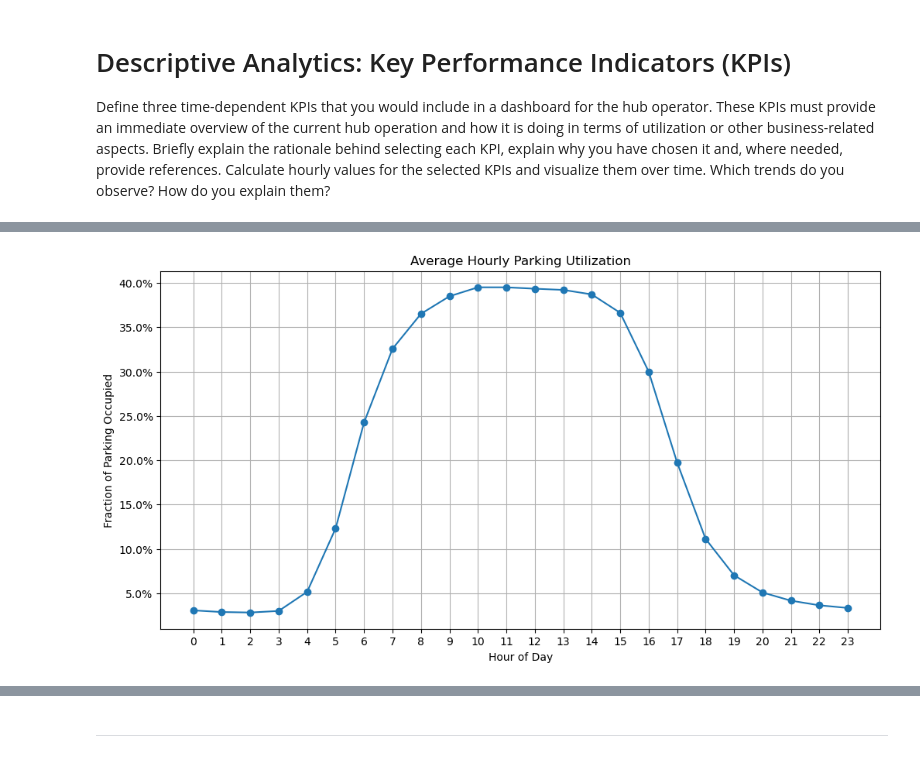
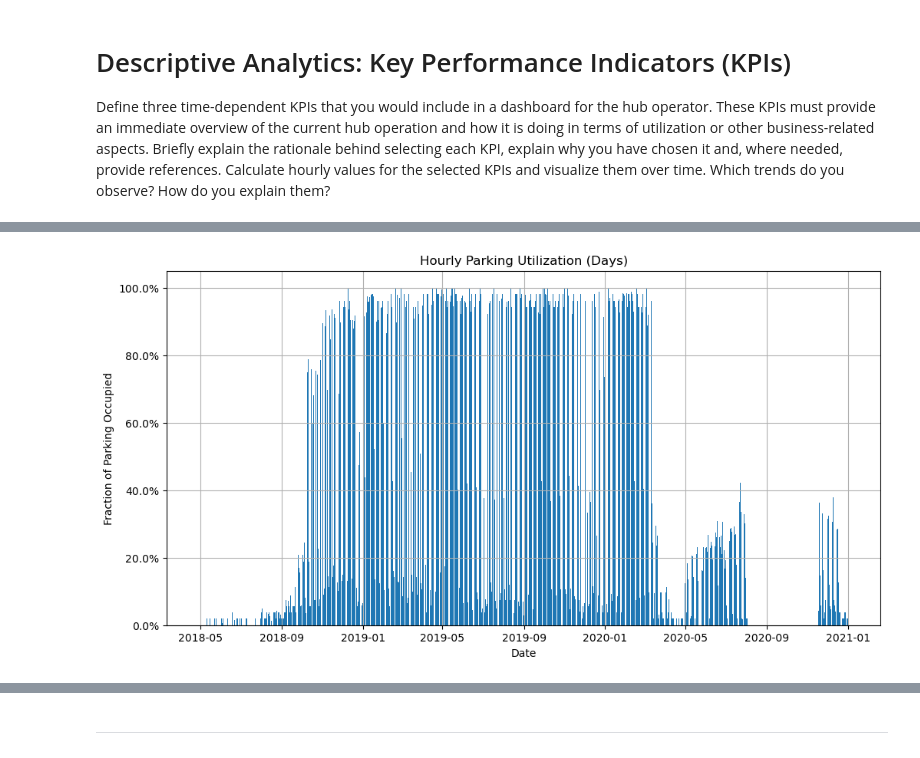
Before and after one commit to Sithkiller3000/AA2024, a Jupyter notebook: descriptive_analytics/descriptive_analytics_2b.ipynb, the cells around one changed output, grey strips where cells are left out. Saved outputs shown, nothing was run; the diff lists cells and outputs as text; code cells hidden in the pictures.

```diff
--- a/descriptive_analytics/descriptive_analytics_2b.ipynb
+++ b/descriptive_analytics/descriptive_analytics_2b.ipynb
@@ -13,6 +11,7 @@ Each of these KPIs provides real-time operational insights and can be displayed
 import pandas as pd
 import matplotlib.pyplot as plt
 import numpy as np
+import seaborn as sns
 
 df = pd.read_csv('../cleanData/cleanChargingDataNoNull.csv')
 
@@ -21,11 +20,4 @@ df['connectionTime'] = pd.to_datetime(df['connectionTime'])
 df['parkDuration'] = pd.to_timedelta(df['parkDuration'])
 df['disconnectTime'] = pd.to_datetime(df['disconnectTime'])
 
-# Check if duplicates have the same userID_x
-same_user_duplicates = df[df.duplicated(subset=['connectionTime', 'stationID', 'siteID', 'userID_x'], keep=False)]
-
-# Remove all same_user_duplicates from df
-df = df.drop(same_user_duplicates.index)
-
-# Create unique sessionID
-df['sessionID'] = df['stationID'].astype(str) + '_' + df['connectionTime'].dt.strftime('%Y%m%d%H%M%S')
+print(df.info())
@@ -46,20 +56,20 @@ Percentage of charging stations currently in active use at any given moment
 # %%
-stations_per_site = df.groupby('siteID')['spaceID'].nunique()
+parking_spaces_per_site = df.groupby('siteID')['spaceID'].nunique()
 
 df_occ = df[['siteID', 'spaceID', 'connectionTime', 'disconnectTime']].copy()
 
 df_occ['start_hour'] = df_occ['connectionTime'].dt.floor('h')
-df_occ['end_hour']   = df_occ['disconnectTime'].dt.floor('h')
+df_occ['end_hour'] = df_occ['disconnectTime'].dt.floor('h')
 
 # each row, a list of hourly timestamps the session occupied
 def generate_hour_range(row):
-    # If end_hour is earlier than start_hour return empty
+    # if end_hour is earlier than start_hour return empty
     if row['end_hour'] < row['start_hour']:
         return []
     return pd.date_range(start=row['start_hour'], end=row['end_hour'], freq='h')
 
+
 df_occ['hours_active'] = df_occ.apply(generate_hour_range, axis=1)
-
 # each hour on its own row
 df_exploded = df_occ.explode('hours_active', ignore_index=True)
 
@@ -69,58 +79,106 @@ df_exploded.dropna(subset=['hours_active'], inplace=True)
 df_exploded['date'] = df_exploded['hours_active'].dt.date
 df_exploded['hour'] = df_exploded['hours_active'].dt.hour
 
-# Group by site, date, hour; count unique stations occupied
+def partial_hour_usage(row):
+    hour_start = pd.to_datetime(row['hours_active'])
+    hour_end = hour_start + pd.Timedelta(hours=1)
+
+    usage_start = max(hour_start, row['connectionTime'])
+    usage_end = min(hour_end, row['disconnectTime'])
+
+    # compute fractional hours .
+    occupied_hours = (usage_end - usage_start).total_seconds() / 3600.0
+
+    # If negative, means no overlap
+    return max(0.0, occupied_hours)
+
+df_exploded['partial_usage'] = df_exploded.apply(partial_hour_usage, axis=1)
+
 hourly_occ = (
     df_exploded
-    .groupby(['siteID', 'date', 'hour'])['spaceID']
-    .nunique()
-    .reset_index(name='stations_occupied')
+    .groupby(['siteID', 'date', 'hour'])['partial_usage']
+    .sum()
+    .reset_index(name='occupied_space_hours')
 )
 
-# Calculate utilization percentage
+
 hourly_occ['utilization'] = hourly_occ.apply(
-    lambda x: x['stations_occupied'] / stations_per_site[x['siteID']],
+    lambda x: x['occupied_space_hours'] / parking_spaces_per_site[x['siteID']],
     axis=1
 )
 
-# Group by siteID, hour and compute the mean (averaged utilization across the days)
+# group by siteID, hour and compute the mean (averaged utilization across the days)
 avg_hourly_utilization = (
     hourly_occ
     .groupby(['siteID', 'hour'], as_index=False)['utilization']
     .mean()
 )
 
-plt.figure(figsize=(12, 6))
 
-# Group across all sites by 'hour' and take the mean utilization
+# group across all sites by 'hour' and take the mean utilization
 overall_avg = avg_hourly_utilization.groupby('hour')['utilization'].mean()
 
+
+# plot each day’s utilization
+plt.figure(figsize=(12, 6))
+plt.bar(hourly_occ['date'], hourly_occ['utilization'])
+plt.title('Hourly Parking Utilization (Days)')
+plt.xlabel('Date')
+plt.ylabel('Fraction of Parking Occupied')
+plt.gca().yaxis.set_major_formatter(plt.FuncFormatter(lambda y, _: '{:.1%}'.format(y)))
+plt.grid(True)
+plt.show()
+
+
+
+# following plots show at which hour of the day the parking is most utilized
+
+plt.figure(figsize=(12, 6))
 plt.plot(overall_avg.index, overall_avg.values, marker='o')
 plt.title('Average Hourly Parking Utilization')
 plt.xlabel('Hour of Day')
 plt.ylabel('Fraction of Parking Occupied')
-# Format y-axis as percentage
+# format y-axis as percentage
 plt.gca().yaxis.set_major_formatter(plt.FuncFormatter(lambda y, _: '{:.1%}'.format(y)))
 plt.grid(True)
 plt.xticks(range(0, 24))
 plt.show()
 
 
 plt.figure(figsize=(12, 6))
 
 for site in [1, 2]:
     site_data = avg_hourly_utilization[avg_hourly_utilization['siteID'] == site]
     plt.plot(site_data['hour'], site_data['utilization'],
              label=f'Site {site}', marker='o')
 
 plt.title('Average Hourly Parking Utilization by Site')
 plt.xlabel('Hour of Day')
 plt.ylabel('Fraction of Parking Occupied')
 plt.legend()
 plt.grid(True)
 plt.xticks(range(0, 24))
-# Format y-axis as percentage
+# format y-axis as percentage
 plt.gca().yaxis.set_major_formatter(plt.FuncFormatter(lambda y, _: '{:.1%}'.format(y)))
 plt.show()
+
+# show at whoch day of the week the average utilization is the highest
+
+hourly_occ['day_of_week'] = pd.to_datetime(hourly_occ['date']).dt.day_name()
+
+avg_utilization_by_day = (
+    hourly_occ.groupby('day_of_week')['utilization']
+    .mean()
+    .reindex(['Monday', 'Tuesday', 'Wednesday', 'Thursday', 'Friday', 'Saturday', 'Sunday'])
+)
+
+plt.figure(figsize=(12, 6))
+plt.bar(avg_utilization_by_day.index, avg_utilization_by_day.values)
+plt.title('Average Parking Utilization by Day of the Week')
+plt.xlabel('Day of the Week')
+plt.ylabel('Fraction of Parking Occupied')
+plt.gca().yaxis.set_major_formatter(plt.FuncFormatter(lambda y, _: '{:.1%}'.format(y)))
+plt.grid(True)
+plt.show()
 # %% [output]
-[figure, old version]
+[figure, new version]
```
Also changed, not shown: parts of 21 cells of this notebook.
